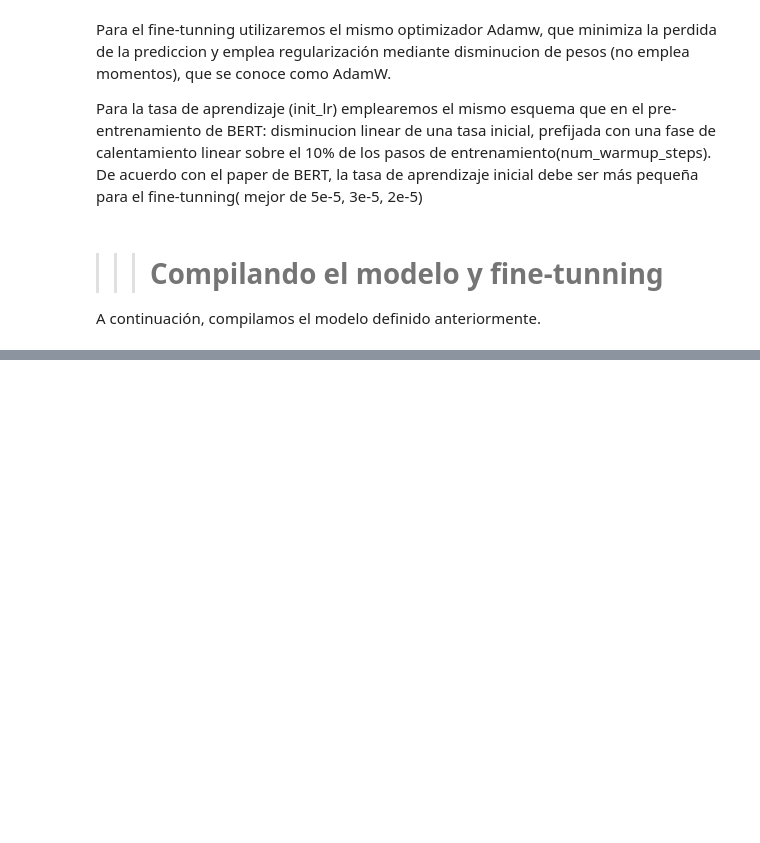
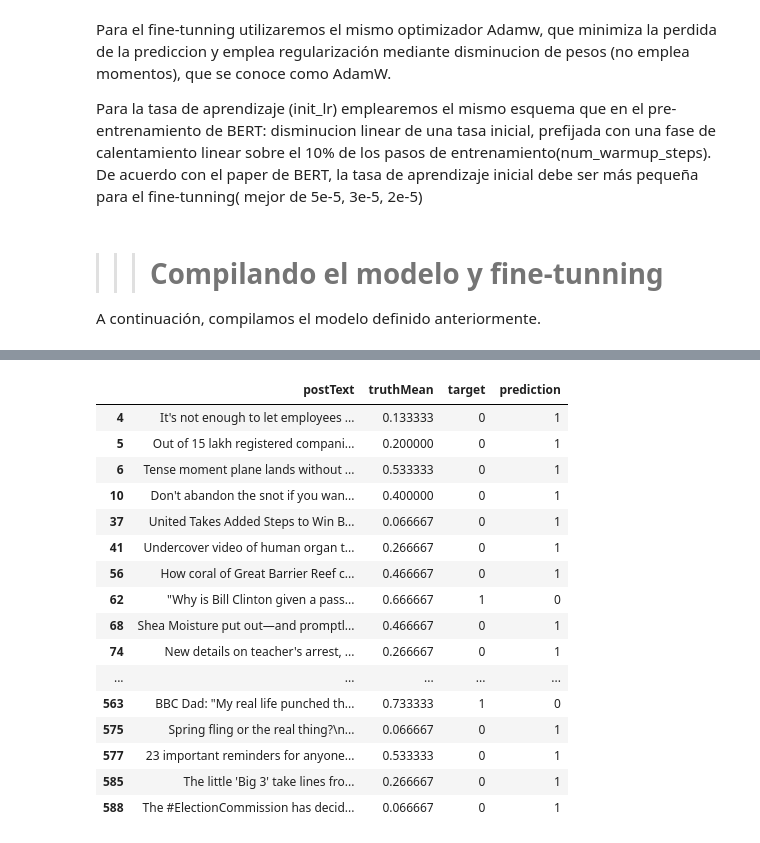
Before and after one commit to DiegoBores/Clickbait-detector, a Jupyter notebook: Detector_de_Clickbait.ipynb, the cells around one changed output, grey strips where cells are left out. Drawn from its saved outputs; the diff is of its cells as text; code cells hidden in the pictures; blank space fills up the shorter version.

```diff
--- a/Detector_de_Clickbait.ipynb
+++ b/Detector_de_Clickbait.ipynb
@@ -290,0 +467,33 @@ Y realizamos el fine-tunning. Por limitaciones computacionales y de tiempo, redu
+# %%
+results_df=test_df[0:num_test_items] #creamos un df, al que añadiremos la prediccion, con los primeror num_test_items en el conjunto de test
+# %%
+results_df.insert(15,'prediction',predicted_label[:,0])#añadimos la columna con las predicciones
+# %%
+#Obtenemos las filas donde la resta entre el valor predicho y el real es distinto de 0, es decir, el modelo falla
+
+diff = results_df['target']-results_df['prediction']
+index=diff!=0
+results_df = results_df[index]
+# %%
+pd.set_option('display.max_rows', 100)
+# %%
+#Echamos un vistazo a los resultados
+results_df[['postText', 'truthMean', 'target', 'prediction']].head(100)
+# %% [output]
+|  | postText | truthMean | target | prediction |
+| 4 | It's not enough to let employees ... | 0.133333 | 0 | 1 |
+| 5 | Out of 15 lakh registered compani... | 0.200000 | 0 | 1 |
+| 6 | Tense moment plane lands without ... | 0.533333 | 0 | 1 |
+| 10 | Don't abandon the snot if you wan... | 0.400000 | 0 | 1 |
+| 37 | United Takes Added Steps to Win B... | 0.066667 | 0 | 1 |
+| 41 | Undercover video of human organ t... | 0.266667 | 0 | 1 |
+| 56 | How coral of Great Barrier Reef c... | 0.466667 | 0 | 1 |
+| 62 | "Why is Bill Clinton given a pass... | 0.666667 | 1 | 0 |
+| 68 | Shea Moisture put out—and promptl... | 0.466667 | 0 | 1 |
+| 74 | New details on teacher's arrest, ... | 0.266667 | 0 | 1 |
+| ... | ... | ... | ... | ... |
+| 563 | BBC Dad: "My real life punched th... | 0.733333 | 1 | 0 |
+| 575 | Spring fling or the real thing?\n... | 0.066667 | 0 | 1 |
+| 577 | 23 important reminders for anyone... | 0.533333 | 0 | 1 |
+| 585 | The little 'Big 3' take lines fro... | 0.266667 | 0 | 1 |
+| 588 | The #ElectionCommission has decid... | 0.066667 | 0 | 1 |
```
Also changed, not shown: parts of 30 cells of this notebook.
